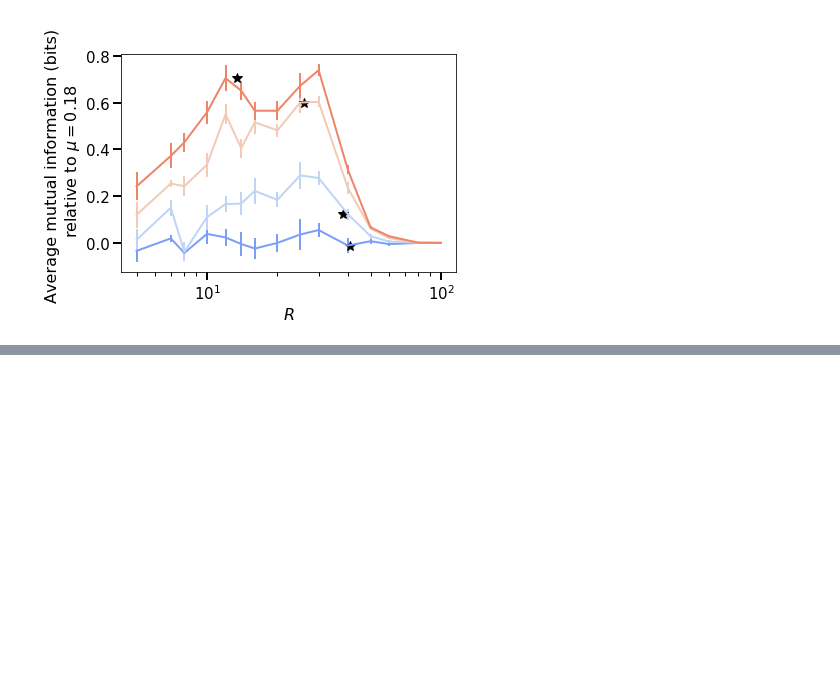
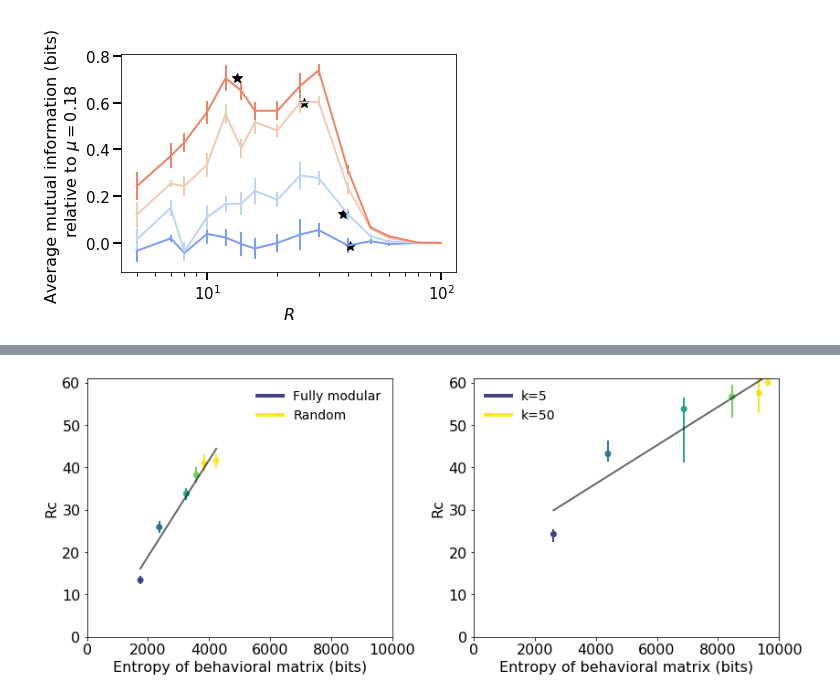
Before and after one commit to drahcir7/bottleneck-behaviors, a Jupyter notebook: Supplementary Material/Fig4a-4b/analysis_context.ipynb, the cells around one changed output, grey strips where cells are left out. Saved outputs shown, nothing was run; the diff lists cells and outputs as text; code cells hidden in the pictures; blank space fills up the shorter version.

Commit message:
Added calculation of the entropy as function of Rc

```diff
--- a/Supplementary Material/Fig4a-4b/analysis_context.ipynb
+++ b/Supplementary Material/Fig4a-4b/analysis_context.ipynb
@@ -296,0 +313,7 @@ plt.show()
+# %%
+entropy_diff_modularities = []
+mod_noise = [0, 1, 3, 4, 5, 8]
+mod_Rc = [13.4, 25.9, 33.8, 38.2, 41.0, 41.6]
+mod_std = [0.9, 1.4, 1.4, 1.9, 2.1, 1.7]
+for i in range(len(mod_noise)):
+    entropy_diff_modularities.append(get_entropy(100, 10, mod_noise[i], 5))
@@ -296,0 +330,41 @@ plt.show()
+# %%
+m1, b1 = np.polyfit(entropy_diff_modularities,mod_Rc, 1)
+m2, b2 = np.polyfit(entropy_diff_sparsity,sparsity_Rc, 1)
+
+x1 = np.asarray(entropy_diff_modularities)
+x2 = np.asarray(entropy_diff_sparsity)
+
+label1 = ['Fully modular','Random']
+label2 = ['k=5','k=50']
+# %%
+from matplotlib.lines import Line2D
+custom_lines = [Line2D([0], [0], color=viridis(50), lw=4),
+                Line2D([0], [0], color=viridis(300), lw=4)]
+# %%
+plt.figure(figsize=(12,5))
+plt.subplot(1,2,1)
+plt.plot(x1, m1*x1+b1, c='black', alpha=0.6)
+plt.scatter(entropy_diff_modularities, mod_Rc, c=viridis([50,100,150,200,250,300]))
+plt.errorbar(entropy_diff_modularities, mod_Rc, yerr=mod_std, fmt='o',\
+             ecolor=viridis([50,100,150,200,250,300]), markersize=0.1)
+plt.ylim(0, 61)
+plt.xlim(0, 1e4)
+plt.legend(custom_lines, label1)
+plt.ylabel('Rc')
+plt.xlabel('Entropy of behavioral matrix (bits)')
+
+plt.subplot(1,2,2)
+plt.plot(x2,m2*x2+b2,c='black',alpha=0.6)
+plt.scatter(entropy_diff_sparsity,sparsity_Rc,c=viridis([50,100,150,200,250,300]))
+plt.errorbar(entropy_diff_sparsity, sparsity_Rc, yerr=sparsity_err,fmt='o',\
+             ecolor=viridis([50,100,150,200,250,300]), markersize=0.1)
+plt.legend(custom_lines, label2)
+plt.ylim(0, 61)
+plt.xlim(0, 1e4)
+plt.ylabel('Rc')
+plt.xlabel('Entropy of behavioral matrix (bits)')
+
+plt.tight_layout()
+plt.savefig('entropy_vs_Rc.pdf')
+# %% [output]
+[figure, added]
```
Also changed, not shown: parts of 3 cells of this notebook, 2 other files.
